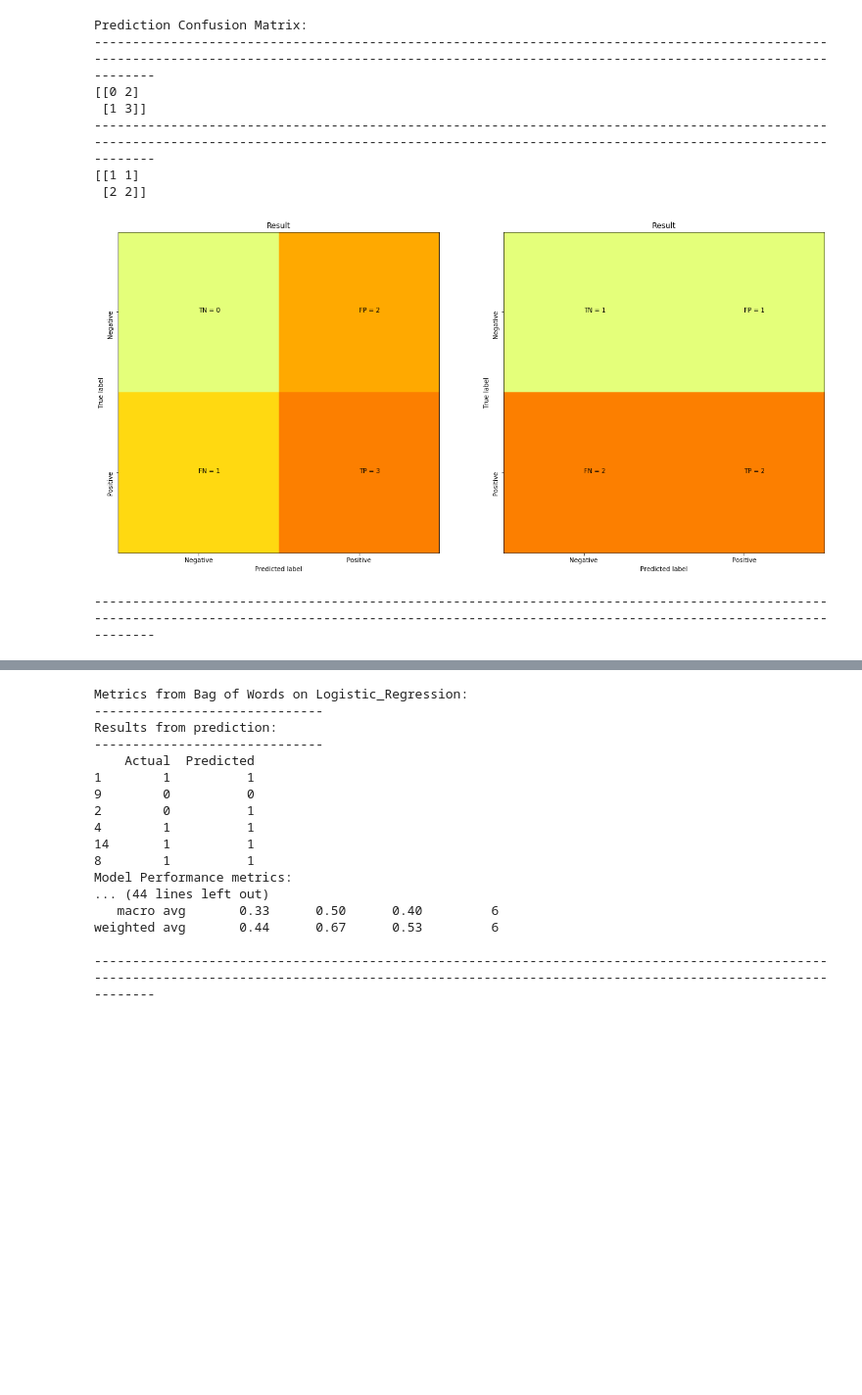
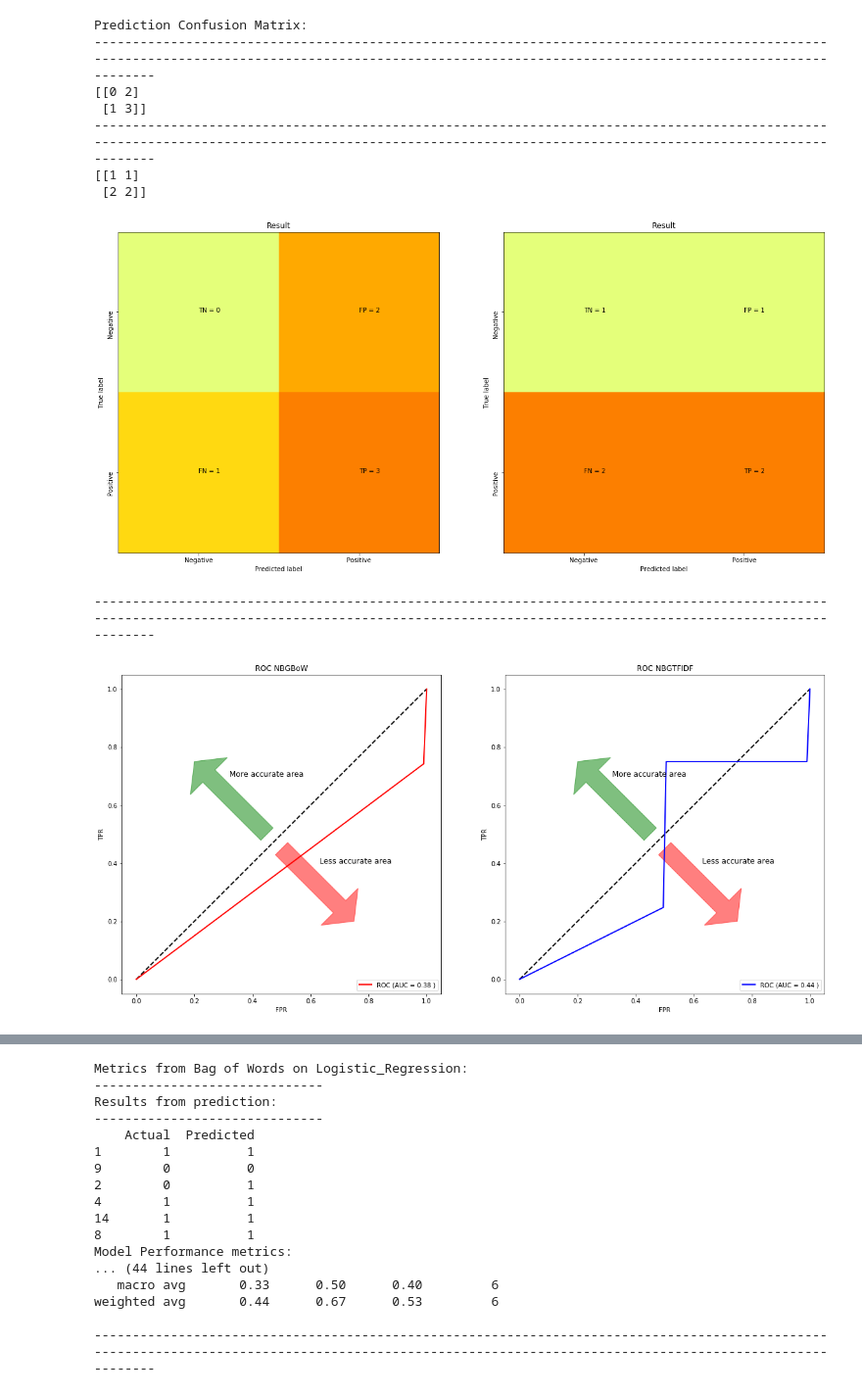
Before and after one commit to dimitri12/masterthesis, a Jupyter notebook: exjobb_final.ipynb, the cells around one changed output, grey strips where cells are left out. Shown at 98% size. Cells and saved outputs as stored; diff of their text form; code cells hidden in the pictures; blank space fills up the shorter version.

Commit message:
Add files via upload
Here are some results from running the notebook

```diff
--- a/exjobb_final.ipynb
+++ b/exjobb_final.ipynb
@@ -1907,34 +1904,37 @@ multiclass = 'no'
 method = 'NBG'
 result = predictor(data_array,method,multiclass)
 generate_metrics(result,method)
+title=[method+'BoW',method+'TFIDF']
+plot_roc(result[0],result[1],title,method)
 # %% [output]
 Metrics from Bag of Words on Naive_Bayes_Gaussian:
 ------------------------------
 Results from prediction:
 ------------------------------
     Actual  Predicted
 1        1          1
 9        0          1
 2        0          1
 4        1          1
 14       1          1
 8        1          0
 Model Performance metrics:
 ... (44 lines left out)
    macro avg       0.50      0.50      0.49         6
 weighted avg       0.56      0.50      0.51         6
 
 --------------------------------------------------------------------------------------------------------------------------------------------------------------------------------------------------------
 [figure]
 Prediction Confusion Matrix:
 --------------------------------------------------------------------------------------------------------------------------------------------------------------------------------------------------------
 [[0 2]
  [1 3]]
 --------------------------------------------------------------------------------------------------------------------------------------------------------------------------------------------------------
 [[1 1]
  [2 2]]
 [figure]
 --------------------------------------------------------------------------------------------------------------------------------------------------------------------------------------------------------
+[figure, added]
 # %%
 method = 'SVM'
 result = predictor(data_array,method,multiclass)
```
Also changed, not shown: parts of 7 cells of this notebook, 20 other files.
